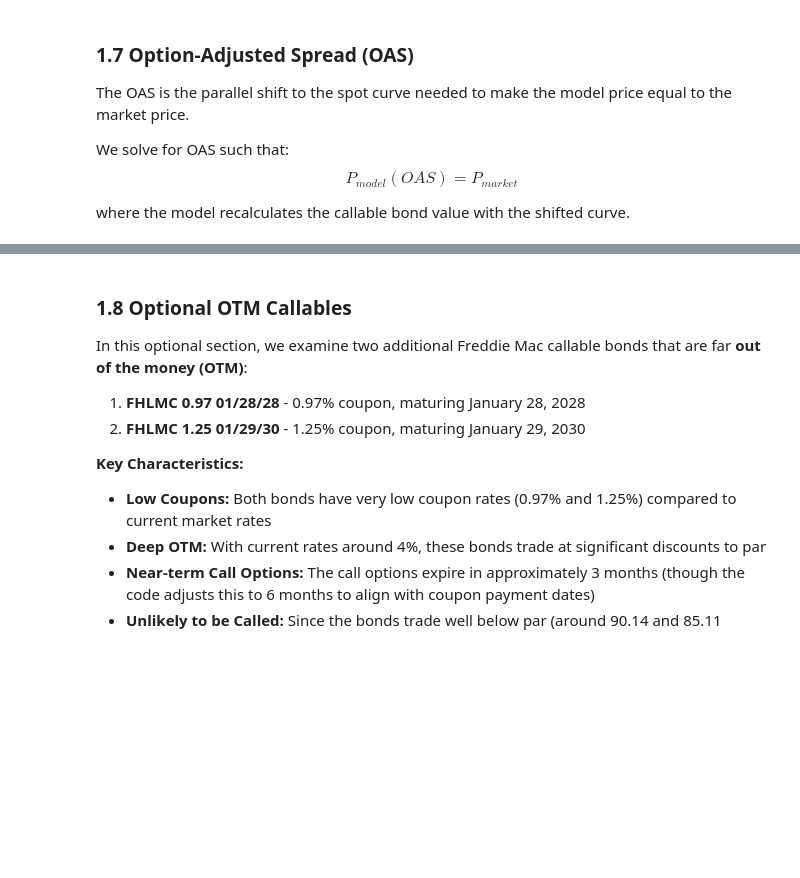
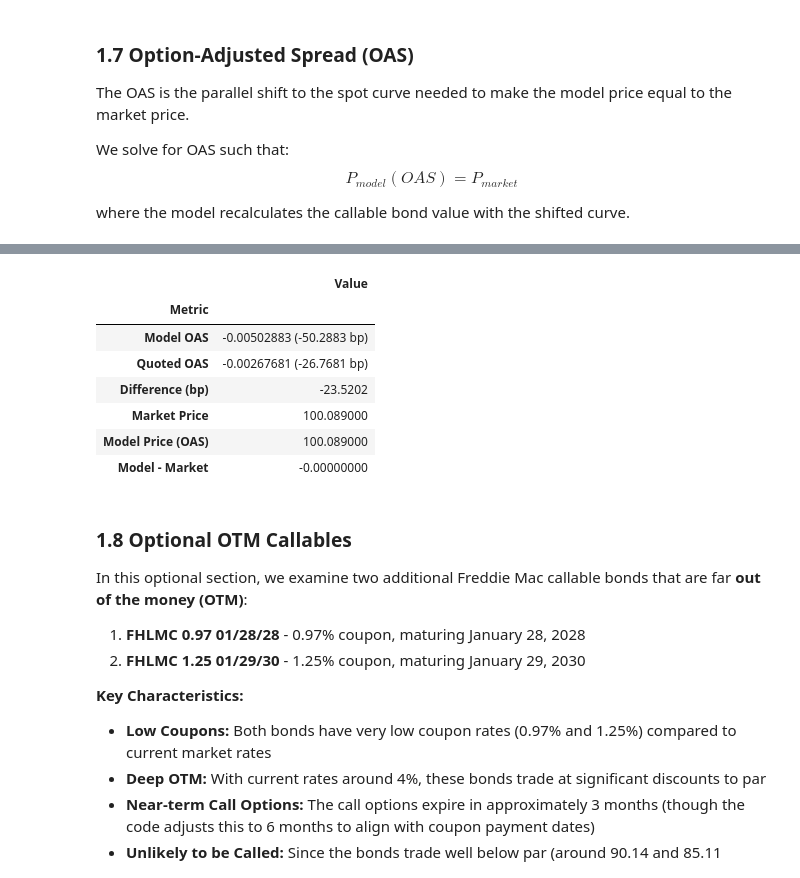
Before and after one commit to DipeshGhimire/FinMath-FixedIncomeDerivatives, a Jupyter notebook: options_on_rates_and_bonds/freddie_mac_bonds.ipynb, the cells around one changed output, grey strips where cells are left out. Saved outputs shown, nothing was run; the diff lists cells and outputs as text; code cells hidden in the pictures; blank space fills up the shorter version.

Commit message:
Changes to be committed: 	modified:   options_on_rates_and_bonds/freddie_mac_bonds.ipynb 	modified:   options_on_rates_and_bonds/freddie_mac_bonds_alternate_file.ipynb

```diff
--- a/options_on_rates_and_bonds/freddie_mac_bonds.ipynb
+++ b/options_on_rates_and_bonds/freddie_mac_bonds.ipynb
@@ -585,3 +813,77 @@ We solve for OAS such that:
 $$P_{model}(OAS) = P_{market}$$
 
 where the model recalculates the callable bond value with the shifted curve.
+# %%
+# Function to calculate callable bond price with OAS
+def price_callable_with_oas(oas, discount_curve, market_price):
+    """
+    Calculate callable bond price with an OAS spread added to the curve.
+    Returns the difference from market price for optimization.
+
+    Parameters:
+    - oas: option-adjusted spread (as decimal, e.g., 0.001 for 10bp)
+    - discount_curve: base discount curve
+    - market_price: target market price
+
+    Returns:
+    - price difference (model - market)
+    """
+    # Create shifted curve
+    dc_oas = discount_curve.copy()
+    dc_oas['spot rate'] = dc_oas['spot rate'] + oas
+    dc_oas['discount'] = np.exp(-dc_oas['spot rate'] * dc_oas['ttm'])
+
+    # Price hypothetical bond
+    price_hypo_oas = price_bond(cf_hypothetical_full, dc_oas)
+
+    # Calculate forward price
+    discount_to_call_oas = interpolate_discount_factor(time_to_call, dc_oas)
+    price_at_call_oas = 0
+    for _, row in cf_from_call_to_maturity.iterrows():
+        time_from_call = row['time_from_call']
+        time_from_quote = time_to_call + time_from_call
+        cf = row['total_cf']
+        df_from_quote = interpolate_discount_factor(time_from_quote, dc_oas)
+        df_from_call = df_from_quote / discount_to_call_oas
+        price_at_call_oas += cf * df_from_call
+
+    forward_price_oas = price_at_call_oas
+
+    # Calculate call option value
+    call_value_oas, _, _ = blacks_call_option(forward_price_oas, K, sigma, T, discount_to_call_oas)
+
+    # Calculate callable bond price
+    price_callable_oas = price_hypo_oas - call_value_oas
+
+    return price_callable_oas - market_price
+
+# Solve for OAS
+oas_model = fsolve(price_callable_with_oas, x0=0.0, args=(discount_curve, dirty_price))[0]
+
+# Verify
+price_with_oas = price_callable_with_oas(oas_model, discount_curve, dirty_price) + dirty_price
+
+quoted_oas_decimal = callable_bonds_quotes.iloc[11, bond_idx] / 10000
+difference_bp = (oas_model - quoted_oas_decimal) * 10000
+
+oas_results_df = pd.DataFrame({
+    "Metric": [
+        "Model OAS",
+        "Quoted OAS",
+        "Difference (bp)",
+        "Market Price",
+        "Model Price (OAS)",
+        "Model - Market"
+    ],
+    "Value": [
+        f"{oas_model:.8f} ({oas_model * 10000:.4f} bp)",
+        f"{quoted_oas_decimal:.8f} ({callable_bonds_quotes.iloc[11, bond_idx]:.4f} bp)",
+        f"{difference_bp:.4f}",
+        f"{dirty_price:.6f}",
+        f"{price_with_oas:.6f}",
+        f"{price_with_oas - dirty_price:.8f}"
+    ]
+})
+
+display(oas_results_df.set_index("Metric").style.set_caption("Option-Adjusted Spread (OAS)"))
+# %% [output]
@@ -588,3 +891,11 @@ where the model recalculates the callable bond value with the shifted curve.
+|  | Value |
+| Metric |  |
+| Model OAS | -0.00502883 (-50.2883 bp) |
+| Quoted OAS | -0.00267681 (-26.7681 bp) |
+| Difference (bp) | -23.5202 |
+| Market Price | 100.089000 |
+| Model Price (OAS) | 100.089000 |
+| Model - Market | -0.00000000 |
 # %% [markdown]
 ### 1.8 Optional OTM Callables
 
```
Also changed, not shown: parts of 5 cells of this notebook, 1 other file.
